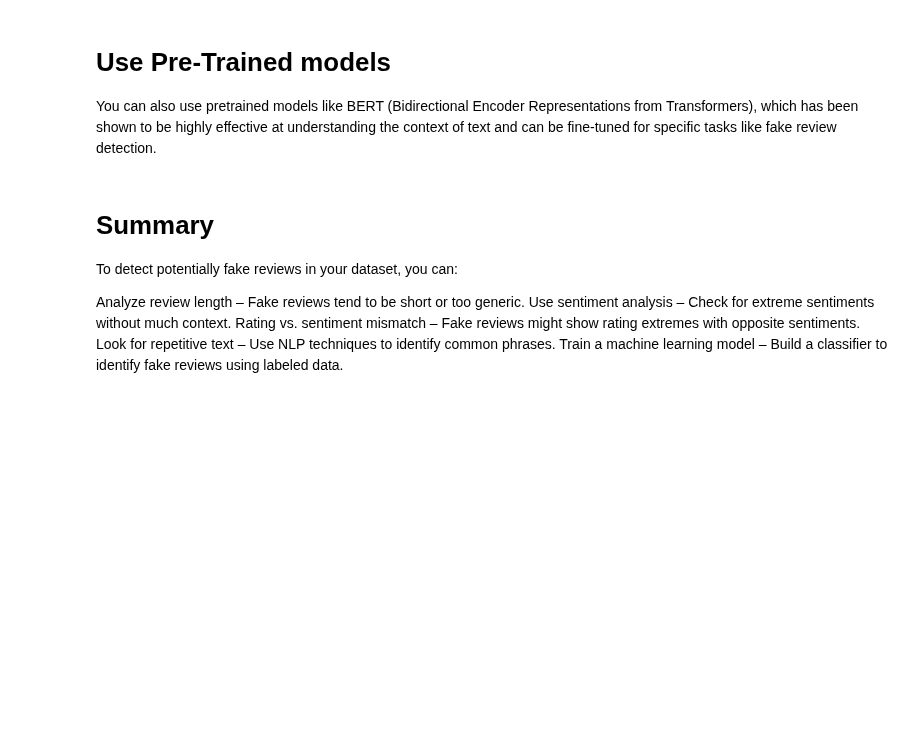
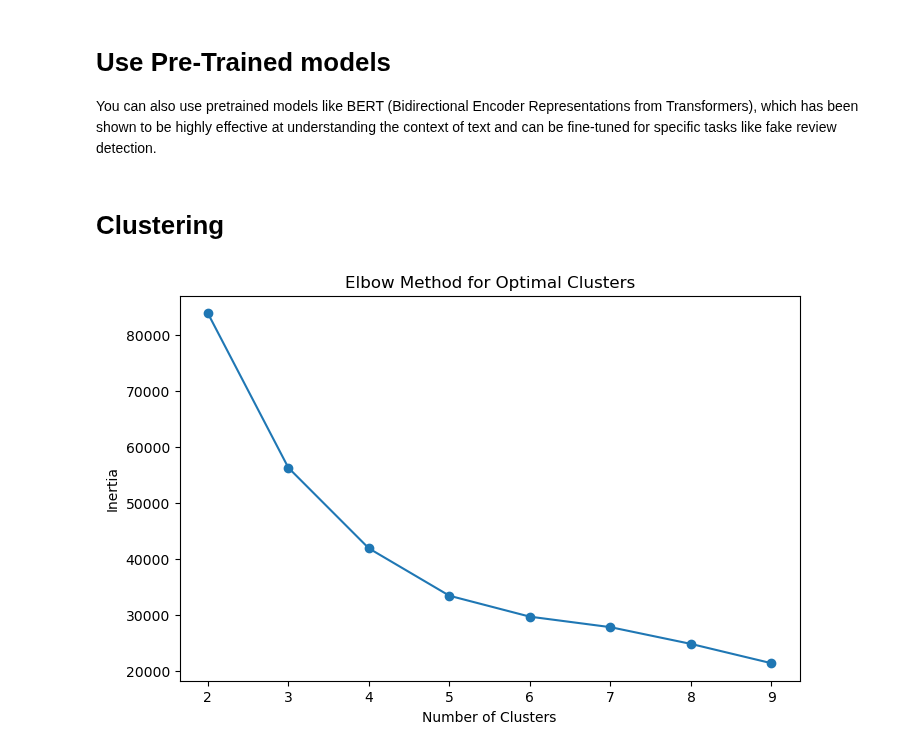
Before and after one commit to malfriduranna/02807_final_project, a Jupyter notebook: notebooks/birkir.ipynb, the cells around one changed output. Saved outputs shown, nothing was run; the diff lists cells and outputs as text; code cells hidden in the pictures; blank space fills up the shorter version.

```diff
--- a/notebooks/birkir.ipynb
+++ b/notebooks/birkir.ipynb
@@ -292,12 +296,39 @@ This is a basic approach to text classification where you train a model to class
 # Use Pre-Trained models
 
 You can also use pretrained models like BERT (Bidirectional Encoder Representations from Transformers), which has been shown to be highly effective at understanding the context of text and can be fine-tuned for specific tasks like fake review detection.
-# %% [markdown]
-# Summary
-To detect potentially fake reviews in your dataset, you can:
-
-Analyze review length – Fake reviews tend to be short or too generic.
-Use sentiment analysis – Check for extreme sentiments without much context.
-Rating vs. sentiment mismatch – Fake reviews might show rating extremes with opposite sentiments.
-Look for repetitive text – Use NLP techniques to identify common phrases.
-Train a machine learning model – Build a classifier to identify fake reviews using labeled data.
+# %% [markdown]
+# Clustering
+# %%
+# Select features for clustering
+df['review_length'] = df['text_'].apply(len)  # Add review length if not done already
+
+# Use sentiment and review length as features
+features = df[['sentiment_vader', 'review_length', 'rating']]
+
+# Standardize the features (normalization)
+scaler = StandardScaler()
+features_scaled = scaler.fit_transform(features)
+# %%
+# Step 1: Determine the optimal number of clusters using the Elbow Method
+inertia = []
+range_n_clusters = range(2, 10)  # Test clusters from 2 to 10
+
+for n_clusters in range_n_clusters:
+    kmeans = KMeans(n_clusters=n_clusters, random_state=42)
+    kmeans.fit(features_scaled)
+    inertia.append(kmeans.inertia_)
+
+# Plot the Elbow Curve
+plt.figure(figsize=(8, 5))
+plt.plot(range_n_clusters, inertia, marker='o')
+plt.title('Elbow Method for Optimal Clusters')
+plt.xlabel('Number of Clusters')
+plt.ylabel('Inertia')
+plt.show()
+
+# Step 2: Apply K-Means with the chosen number of clusters
+optimal_clusters = 4  # For example, assume 4 is the elbow point
+kmeans = KMeans(n_clusters=optimal_clusters, random_state=42)
+df['cluster'] = kmeans.fit_predict(features_scaled)
+# %% [output]
+[figure, added]
```
Also changed, not shown: parts of 10 cells of this notebook.
